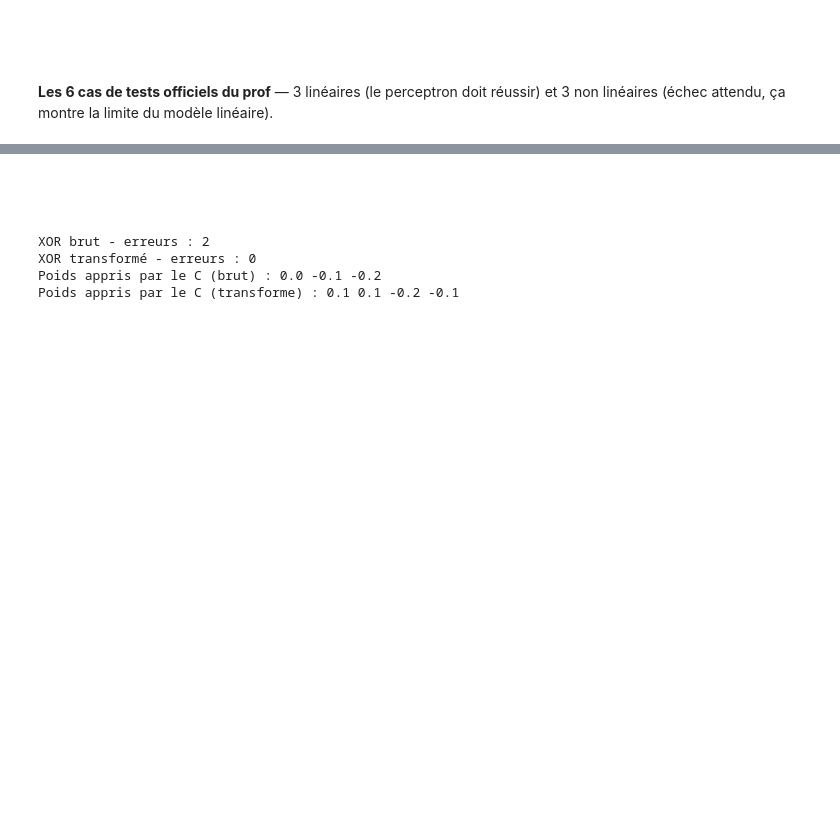
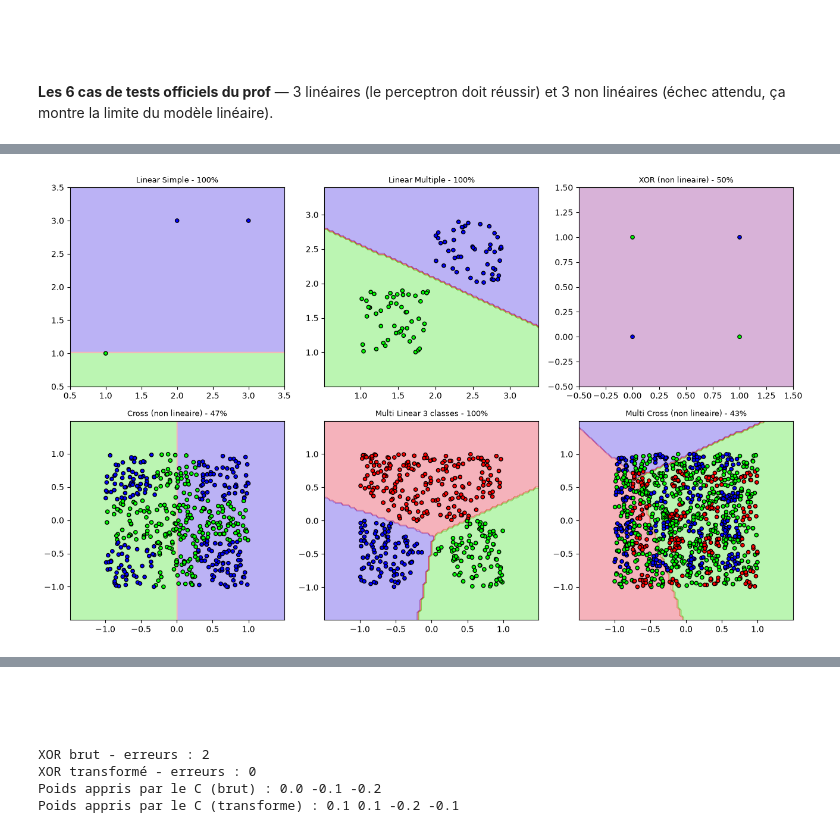
Before and after one commit to Helsy-3/Projet-annuel-3JIABD, a Jupyter notebook: projet.ipynb, the cells around one changed output, grey strips where cells are left out. Saved outputs shown, nothing was run; the diff lists cells and outputs as text; code cells hidden in the pictures; blank space fills up the shorter version.

```diff
--- a/projet.ipynb
+++ b/projet.ipynb
@@ -102,65 +103,34 @@ def generate_multi_cross_configuration():
             y.append(2)
     return X, np.array(y)
 # %%
-
 def tracer(ax, modele, X, y, titre):
     x0, x1 = X[:, 0].min() - 0.5, X[:, 0].max() + 0.5
     y0, y1 = X[:, 1].min() - 0.5, X[:, 1].max() + 0.5
-
-    xx, yy = np.meshgrid(
-        np.linspace(x0, x1, 80),
-        np.linspace(y0, y1, 80)
-    )
-
-    points = np.c_[xx.ravel(), yy.ravel()]
-
-    # Choisir la méthode de prédiction adaptée
-    if isinstance(modele, RBFMultiClasse):
-        z = modele.predire_RBFMultiClasse(points)
-    elif isinstance(modele, RBF):
-        z = modele.predire_RBF(points)
-    else:
-        # Perceptron, PerceptronMultiClasse,
-        # SVM et SVMMultiClasse
-        z = modele.predire(points)
-
-    ax.contourf(
-        xx, yy, z.reshape(xx.shape),
-        alpha=0.3, cmap="brg"
-    )
-
-    ax.scatter(
-        X[:, 0], X[:, 1],
-        c=y, cmap="brg",
-        edgecolors="k", s=20
-    )
-
+    xx, yy = np.meshgrid(np.linspace(x0, x1, 80), np.linspace(y0, y1, 80))
+    z = modele.predire(np.c_[xx.ravel(), yy.ravel()])
+    ax.contourf(xx, yy, z.reshape(xx.shape), alpha=0.3, cmap="brg")
+    ax.scatter(X[:, 0], X[:, 1], c=y, cmap="brg", edgecolors="k", s=20)
     ax.set_title(titre, fontsize=9)
 
 
-def tracer_svm(ax, modele, X, y, titre):
-    x0, x1 = X[:, 0].min() - 0.5, X[:, 0].max() + 0.5
-    y0, y1 = X[:, 1].min() - 0.5, X[:, 1].max() + 0.5
+fig, axes = plt.subplots(2, 3, figsize=(13, 8))
 
-    xx, yy = np.meshgrid(
-        np.linspace(x0, x1, 80),
-        np.linspace(y0, y1, 80)
-    )
+cas = [
+    ("Linear Simple", (np.array([[1, 1], [2, 3], [3, 3]], dtype=float), np.array([1, -1, -1])), Perceptron(), True),
+    ("Linear Multiple", generate_linear_cluster_dots_configuration(), Perceptron(), True),
+    ("XOR (non lineaire)", (np.array([[1, 0], [0, 1], [0, 0], [1, 1]], dtype=float), np.array([1, 1, -1, -1])), Perceptron(), False),
+    ("Cross (non lineaire)", generate_cross_dots_configuration(), Perceptron(), False),
+    ("Multi Linear 3 classes", generate_multi_linear_3_classes_dots_configuration(), PerceptronMultiClasse(), True),
+    ("Multi Cross (non lineaire)", generate_multi_cross_configuration(), PerceptronMultiClasse(), False),
+]
 
-    points = np.c_[xx.ravel(), yy.ravel()]
+for ax, (nom, (X, y), modele, doit_reussir) in zip(axes.ravel(), cas):
+    modele.entrainer(X, y)
+    precision = (modele.predire(X) == y).mean()
+    attendu = "reussite attendue" if doit_reussir else "echec attendu (non lineaire)"
+    print(f"{nom} : precision {precision:.0%} ({attendu})")
+    tracer(ax, modele, X, y, f"{nom} - {precision:.0%}")
 
-    # Fonctionne pour SVM et SVMMultiClasse
-    z = modele.predire(points)
-
-    ax.contourf(
-        xx, yy, z.reshape(xx.shape),
-        alpha=0.3, cmap="brg"
-    )
-
-    ax.scatter(
-        X[:, 0], X[:, 1],
-        c=y, cmap="brg",
-        edgecolors="k", s=20
-    )
-
-    ax.set_title(titre, fontsize=9)
+fig.tight_layout()
+plt.show()
+# %% [output]
@@ -166,0 +143 @@ def tracer_svm(ax, modele, X, y, titre):
+[figure, added]
```
Also changed, not shown: parts of 10 cells of this notebook.
